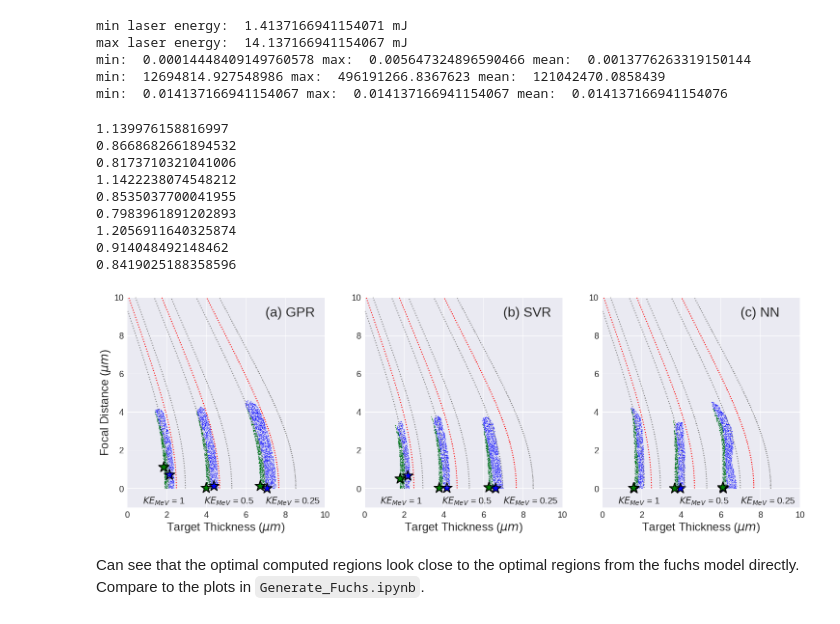
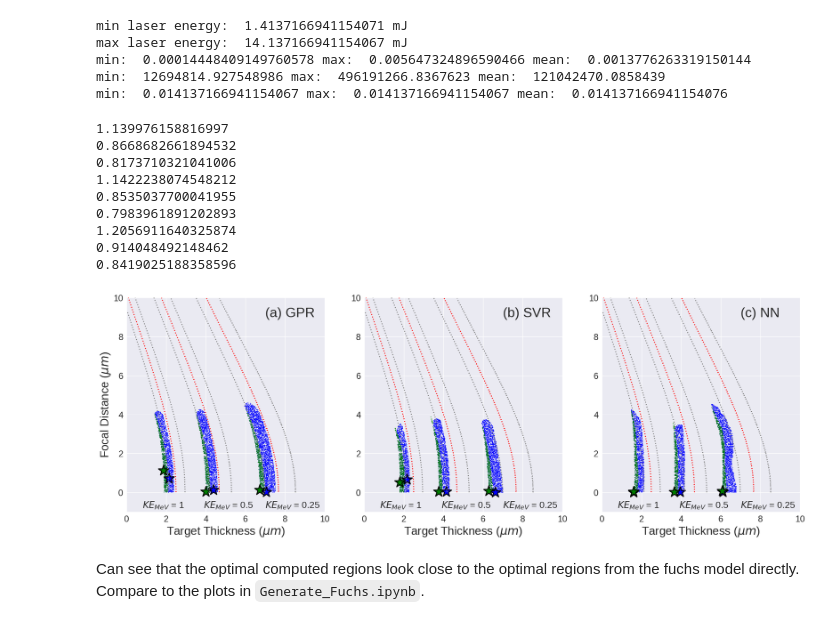
Before and after one commit to adi-devv/desai-fuchs-ml-v2, a Jupyter notebook: optimization/Optimization_Comparison_Models.ipynb, the cells around one changed output. Cells and saved outputs as stored; diff of their text form; code cells hidden in the pictures.

```diff
--- a/optimization/Optimization_Comparison_Models.ipynb
+++ b/optimization/Optimization_Comparison_Models.ipynb
@@ -111,36 +111,36 @@ for i in range(len(models)):
 
         model_results_mix = model_results[i].copy()
         model_results_mix['objective_function'] = model_results_mix.apply(objective_function, args=(E_cutoff, η, True, False), axis=1)
         model_results_mix.sort_values(by=['objective_function'], ascending=True, inplace=True)
 
         model_results_eff = model_results[i].copy()
         model_results_eff['objective_function'] = model_results_eff.apply(objective_function, args=(E_cutoff, η, True, True), axis=1)
         model_results_eff.sort_values(by=['objective_function'], ascending=True, inplace=True)
         print(model_results_eff['objective_function'].iloc[0])
 
         optimal_value_model_1 = model_results_mix['objective_function'].iloc[0]
         locations_model_1 = model_results_mix.loc[model_results_mix['objective_function'] <= (1 + threshold/100)*optimal_value_model_1 + tol]
-        ax[i].scatter(locations_model_1['Thickness'], locations_model_1['Offset'], label='Mix', color='blue', alpha=0.5, s=size1)
+        ax[i].scatter(locations_model_1['Thickness'], locations_model_1['Offset'], label='Mix', color='blue', s=size1)
 
         optimal_value_model_2 = model_results_eff['objective_function'].iloc[0]
         locations_model_2 = model_results_eff.loc[model_results_eff['objective_function'] <= (1 + threshold/100)*optimal_value_model_2 + tol]
-        ax[i].scatter(locations_model_2['Thickness'], locations_model_2['Offset'], label='Max Efficiency', color='green', alpha=0.8, s=size1)
+        ax[i].scatter(locations_model_2['Thickness'], locations_model_2['Offset'], label='Max Efficiency', color='green', s=size1)
 
         ax[i].scatter(model_results_mix['Thickness'].iloc[0], model_results_mix['Offset'].iloc[0], color='blue', marker='*', s=size2, edgecolor='black', linewidth=2)
         ax[i].scatter(model_results_eff['Thickness'].iloc[0], model_results_eff['Offset'].iloc[0], color='green', marker='*', s=size2, edgecolor='black', linewidth=2)
 
         ax[i].text(thick_xs[j], -0.8, '$KE_{MeV}$ = ' + '{}'.format(E_cutoff), fontsize=19)
 # %% [output]
 1.139976158816997
 0.8668682661894532
 0.8173710321041006
 1.1422238074548212
 0.8535037700041955
 0.7983961891202893
 1.2056911640325874
 0.914048492148462
 0.8419025188358596
-[figure, old version]
+[figure, new version]
 # %% [markdown]
 Can see that the optimal computed regions look close to the optimal regions from the fuchs model directly. Compare to the plots in `Generate_Fuchs.ipynb`.
 # %%
```
Also changed, not shown: parts of 1 cell of this notebook, 23 other files.
